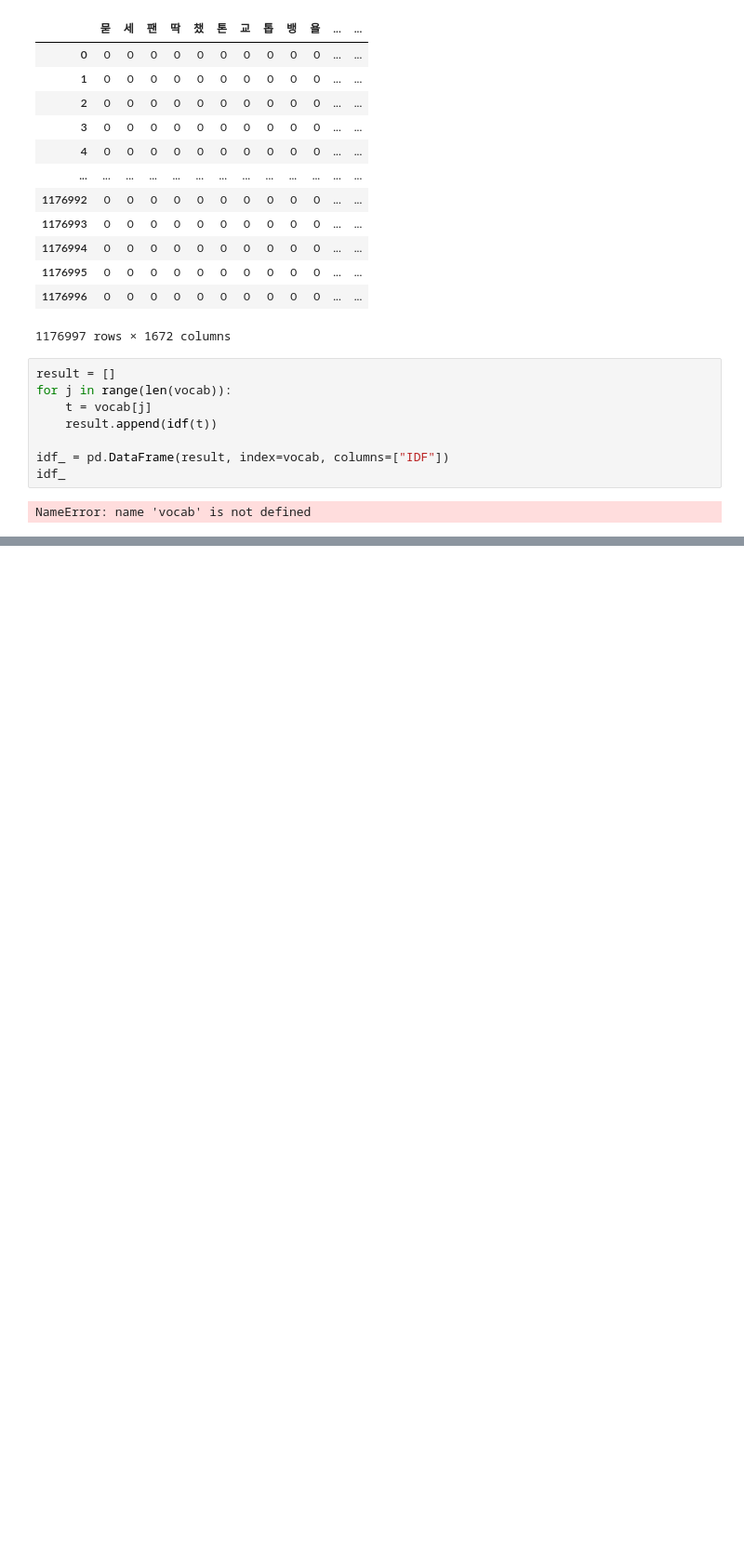
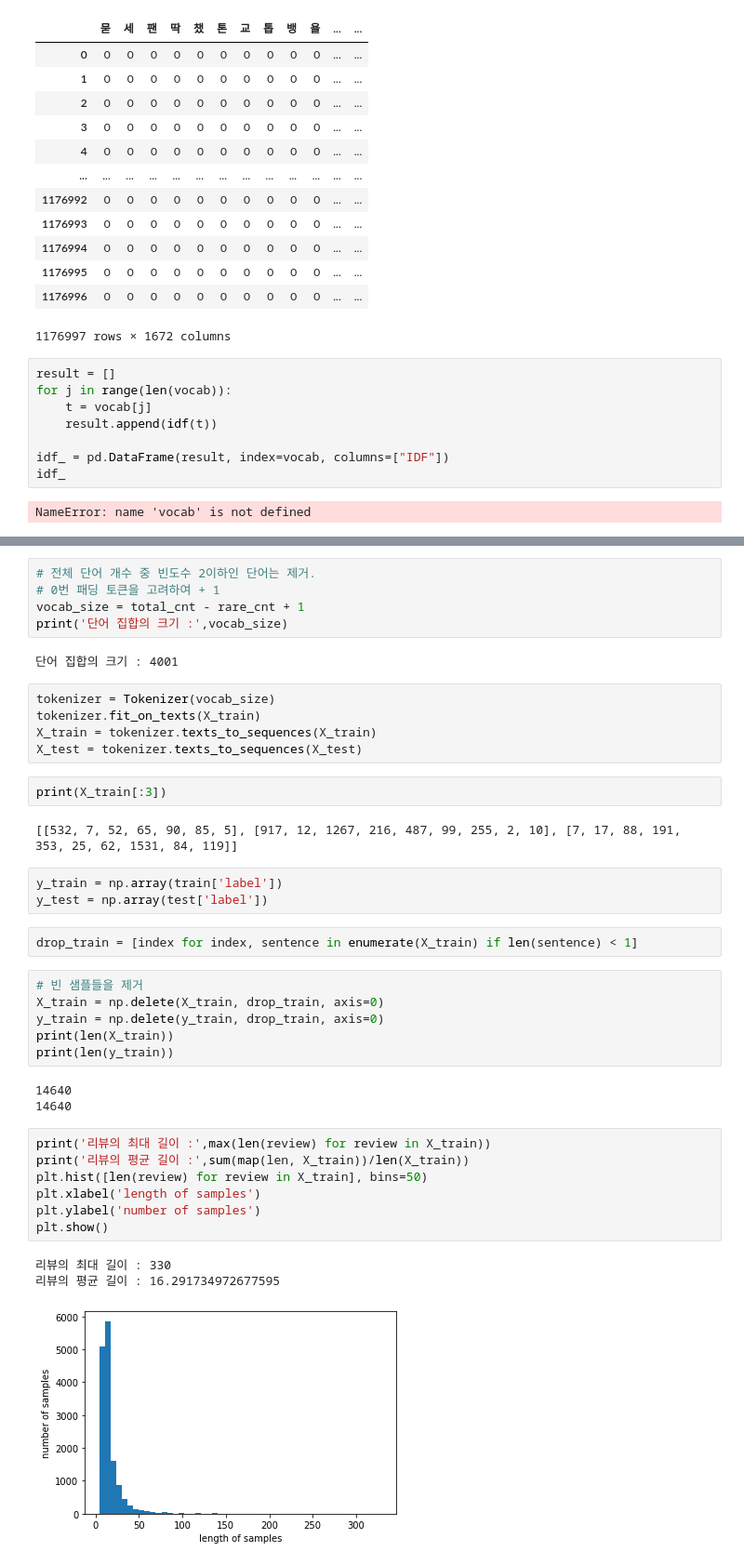
Before and after one commit to Generalleejaemo/Musinsa-Analysis, a Jupyter notebook: Analysis/musinsa.ipynb, the cells around one changed output, grey strips where cells are left out. Shown at 93% size. Drawn from its saved outputs; the diff is of its cells as text; blank space fills up the shorter version.

```diff
--- a/Analysis/musinsa.ipynb
+++ b/Analysis/musinsa.ipynb
@@ -631,0 +892,41 @@ NameError: name 'vocab' is not defined
+# %%
+# 전체 단어 개수 중 빈도수 2이하인 단어는 제거.
+# 0번 패딩 토큰을 고려하여 + 1
+vocab_size = total_cnt - rare_cnt + 1
+print('단어 집합의 크기 :',vocab_size)
+# %% [output]
+단어 집합의 크기 : 4001
+# %%
+tokenizer = Tokenizer(vocab_size)
+tokenizer.fit_on_texts(X_train)
+X_train = tokenizer.texts_to_sequences(X_train)
+X_test = tokenizer.texts_to_sequences(X_test)
+# %%
+print(X_train[:3])
+# %% [output]
+[[532, 7, 52, 65, 90, 85, 5], [917, 12, 1267, 216, 487, 99, 255, 2, 10], [7, 17, 88, 191, 353, 25, 62, 1531, 84, 119]]
+# %%
+y_train = np.array(train['label'])
+y_test = np.array(test['label'])
+# %%
+drop_train = [index for index, sentence in enumerate(X_train) if len(sentence) < 1]
+# %%
+# 빈 샘플들을 제거
+X_train = np.delete(X_train, drop_train, axis=0)
+y_train = np.delete(y_train, drop_train, axis=0)
+print(len(X_train))
+print(len(y_train))
+# %% [output]
+14640
+14640
+# %%
+print('리뷰의 최대 길이 :',max(len(review) for review in X_train))
+print('리뷰의 평균 길이 :',sum(map(len, X_train))/len(X_train))
+plt.hist([len(review) for review in X_train], bins=50)
+plt.xlabel('length of samples')
+plt.ylabel('number of samples')
+plt.show()
+# %% [output]
+리뷰의 최대 길이 : 330
+리뷰의 평균 길이 : 16.291734972677595
+[figure, added]
```
Also changed, not shown: parts of 102 cells of this notebook, 8 other files.
